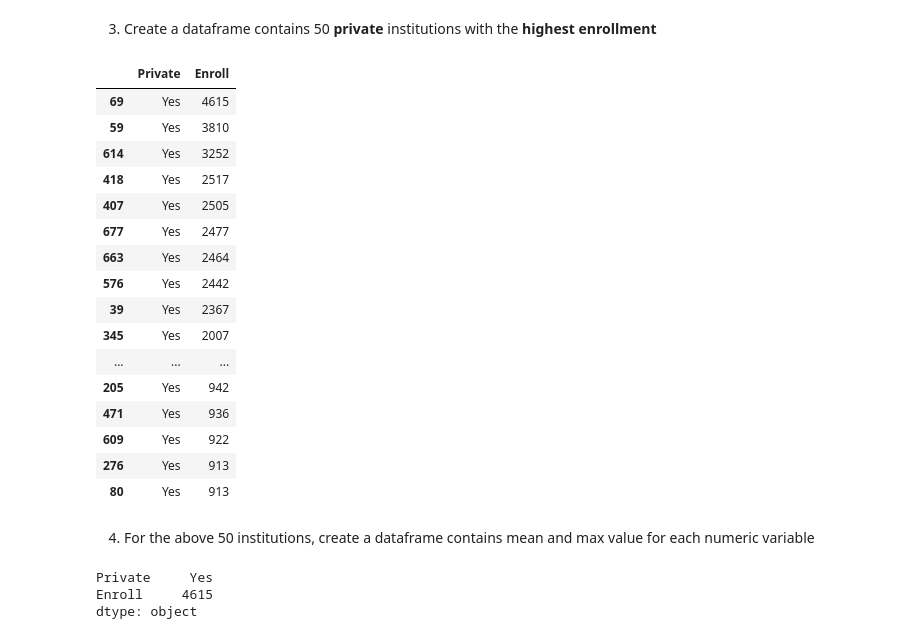
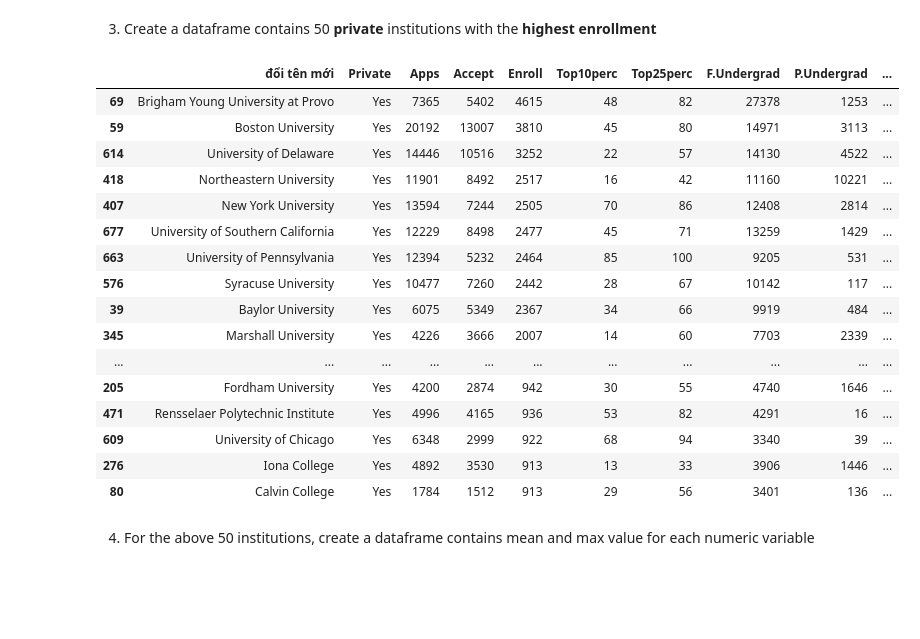
Before and after one commit to nguyenvlm/DataScienceWithPython, a Jupyter notebook: exercises/ex1_pandas_numpy.ipynb, the cells around one changed output. Drawn from its saved outputs; the diff is of its cells as text; code cells hidden in the pictures; blank space fills up the shorter version.

```diff
--- a/exercises/ex1_pandas_numpy.ipynb
+++ b/exercises/ex1_pandas_numpy.ipynb
@@ -42,34 +30,28 @@ desc
 # %% [markdown]
 3. Create a dataframe contains 50 **private** institutions with the **highest enrollment**
 # %%
-data = data.sort_values('Enroll',ascending=False)
-p=data[data.Private=='Yes']
-h=p[['Private','Enroll']][:50]
-h
+dat = data.sort_values('Enroll',ascending=False)
+p=dat[dat.Private=='Yes'][:50]
+# h=p[['Private','Enroll']][:50]
+# h
+p
 # %% [output]
-|  | Private | Enroll |
-| 69 | Yes | 4615 |
-| 59 | Yes | 3810 |
-| 614 | Yes | 3252 |
-| 418 | Yes | 2517 |
-| 407 | Yes | 2505 |
-| 677 | Yes | 2477 |
-| 663 | Yes | 2464 |
-| 576 | Yes | 2442 |
-| 39 | Yes | 2367 |
-| 345 | Yes | 2007 |
-| ... | ... | ... |
-| 205 | Yes | 942 |
-| 471 | Yes | 936 |
-| 609 | Yes | 922 |
-| 276 | Yes | 913 |
-| 80 | Yes | 913 |
+|  | đổi tên mới | Private | Apps | Accept | Enroll | Top10perc | Top25perc | F.Undergrad | P.Undergrad | ... |
+| 69 | Brigham Young University at Provo | Yes | 7365 | 5402 | 4615 | 48 | 82 | 27378 | 1253 | ... |
+| 59 | Boston University | Yes | 20192 | 13007 | 3810 | 45 | 80 | 14971 | 3113 | ... |
+| 614 | University of Delaware | Yes | 14446 | 10516 | 3252 | 22 | 57 | 14130 | 4522 | ... |
+| 418 | Northeastern University | Yes | 11901 | 8492 | 2517 | 16 | 42 | 11160 | 10221 | ... |
+| 407 | New York University | Yes | 13594 | 7244 | 2505 | 70 | 86 | 12408 | 2814 | ... |
+| 677 | University of Southern California | Yes | 12229 | 8498 | 2477 | 45 | 71 | 13259 | 1429 | ... |
+| 663 | University of Pennsylvania | Yes | 12394 | 5232 | 2464 | 85 | 100 | 9205 | 531 | ... |
+| 576 | Syracuse University | Yes | 10477 | 7260 | 2442 | 28 | 67 | 10142 | 117 | ... |
+| 39 | Baylor University | Yes | 6075 | 5349 | 2367 | 34 | 66 | 9919 | 484 | ... |
+| 345 | Marshall University | Yes | 4226 | 3666 | 2007 | 14 | 60 | 7703 | 2339 | ... |
+| ... | ... | ... | ... | ... | ... | ... | ... | ... | ... | ... |
+| 205 | Fordham University | Yes | 4200 | 2874 | 942 | 30 | 55 | 4740 | 1646 | ... |
+| 471 | Rensselaer Polytechnic Institute | Yes | 4996 | 4165 | 936 | 53 | 82 | 4291 | 16 | ... |
+| 609 | University of Chicago | Yes | 6348 | 2999 | 922 | 68 | 94 | 3340 | 39 | ... |
+| 276 | Iona College | Yes | 4892 | 3530 | 913 | 13 | 33 | 3906 | 1446 | ... |
+| 80 | Calvin College | Yes | 1784 | 1512 | 913 | 29 | 56 | 3401 | 136 | ... |
 # %% [markdown]
 4. For the above 50 institutions, create a dataframe contains mean and max value for each numeric variable
-# %%
-h.mean()
-h.max()
-# %% [output]
-Private     Yes
-Enroll     4615
-dtype: object
```
Also changed, not shown: parts of 2 cells of this notebook, 3 other files.
